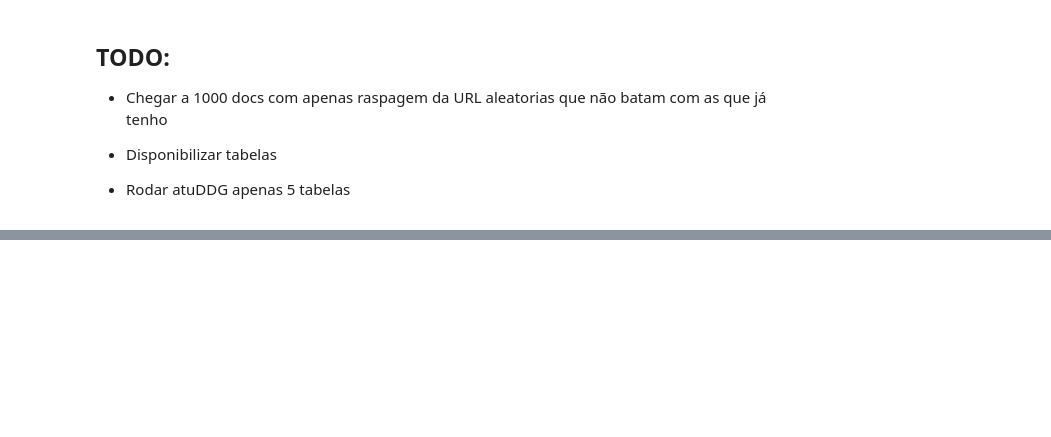
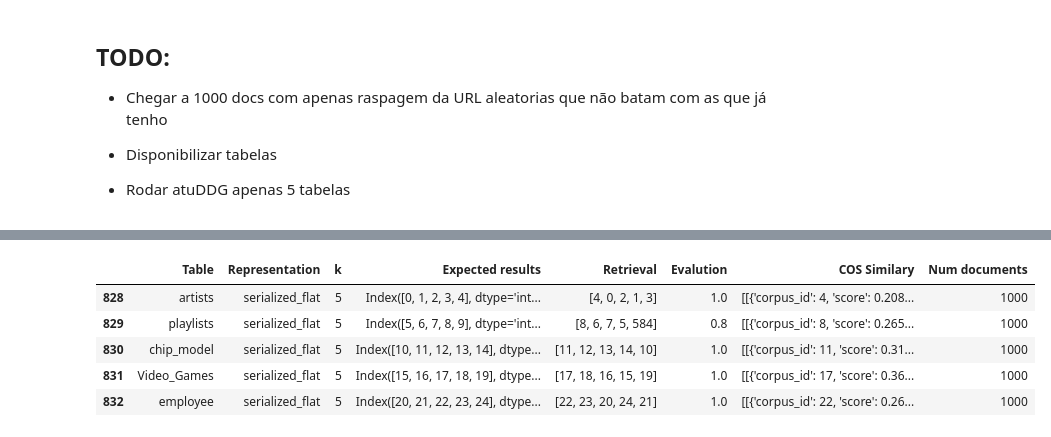
Before and after one commit to FerDelbo/table-to-documents, a Jupyter notebook: src/analise_resultados.ipynb, the cells around one changed output, grey strips where cells are left out. Saved outputs shown, nothing was run; the diff lists cells and outputs as text; code cells hidden in the pictures; blank space fills up the shorter version.

```diff
--- a/src/analise_resultados.ipynb
+++ b/src/analise_resultados.ipynb
@@ -281,0 +319,10 @@ plt.show()
+# %%
+df_1000 = df_results[df_results['Num documents'] == 1000]
+df_1000.head()
+# %% [output]
+|  | Table | Representation | k | Expected results | Retrieval | Evalution | COS Similary | Num documents |
+| 828 | artists | serialized_flat | 5 | Index([0, 1, 2, 3, 4], dtype='int... | [4, 0, 2, 1, 3] | 1.0 | [[{'corpus_id': 4, 'score': 0.208... | 1000 |
+| 829 | playlists | serialized_flat | 5 | Index([5, 6, 7, 8, 9], dtype='int... | [8, 6, 7, 5, 584] | 0.8 | [[{'corpus_id': 8, 'score': 0.265... | 1000 |
+| 830 | chip_model | serialized_flat | 5 | Index([10, 11, 12, 13, 14], dtype... | [11, 12, 13, 14, 10] | 1.0 | [[{'corpus_id': 11, 'score': 0.31... | 1000 |
+| 831 | Video_Games | serialized_flat | 5 | Index([15, 16, 17, 18, 19], dtype... | [17, 18, 16, 15, 19] | 1.0 | [[{'corpus_id': 17, 'score': 0.36... | 1000 |
+| 832 | employee | serialized_flat | 5 | Index([20, 21, 22, 23, 24], dtype... | [22, 23, 20, 24, 21] | 1.0 | [[{'corpus_id': 22, 'score': 0.26... | 1000 |
```
Also changed, not shown: parts of 6 cells of this notebook, 10 other files.
